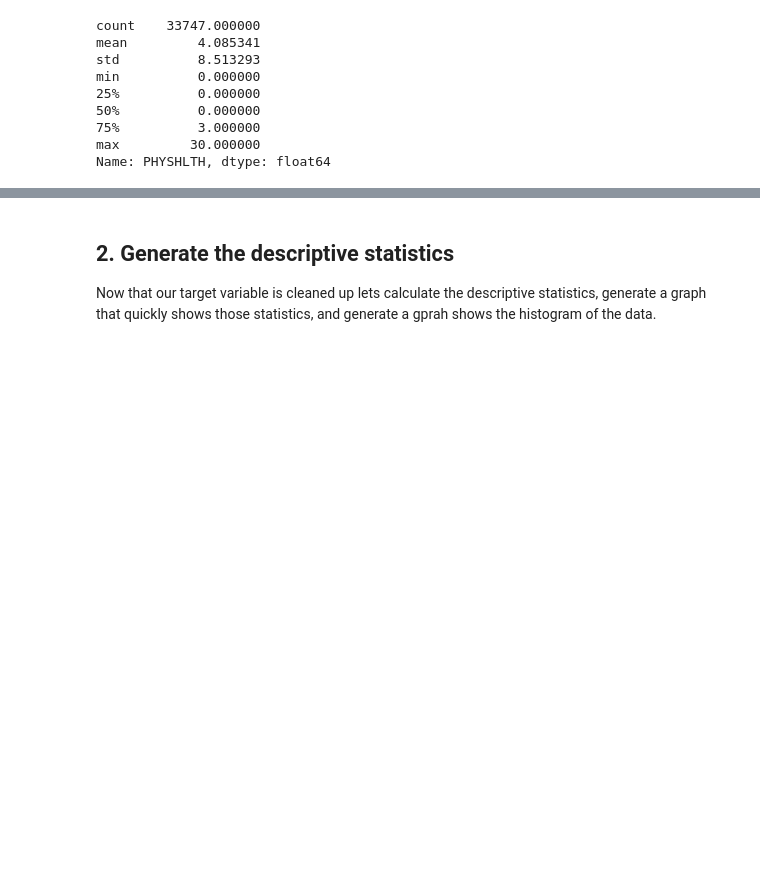
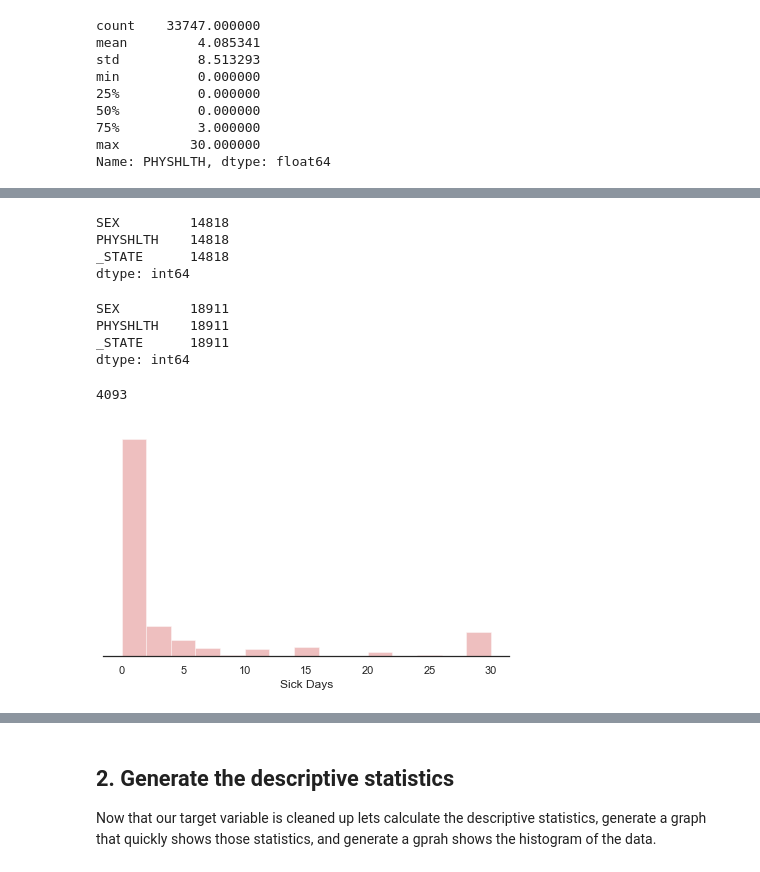
Before and after one commit to fragmento/nyc-ds-111819-lectures, a Jupyter notebook: Mod_1/case_study/Data_Exploration_Applied.ipynb, the cells around one changed output, grey strips where cells are left out. Saved outputs shown, nothing was run; the diff lists cells and outputs as text; code cells hidden in the pictures; blank space fills up the shorter version.

Commit message:
work on health lab

```diff
--- a/Mod_1/case_study/Data_Exploration_Applied.ipynb
+++ b/Mod_1/case_study/Data_Exploration_Applied.ipynb
@@ -58,0 +101,12 @@ health_new = {88:0,
+# %%
+df['PHYSHLTH'].replace(health_new, inplace = True)
+new_df['PHYSHLTH'].replace(health_new, inplace = True)
+
+
+df.dropna(subset=['PHYSHLTH'], inplace=True)
+new_df.dropna(subset=['PHYSHLTH'], inplace=True)
+
+new_df_sex = new_df[new_df['SEX']!=9]
+
+new_df_sex['SEX'].replace(sex_new, inplace=True)
+new_df_sex['_STATE'].replace(new_state, inplace=True)
@@ -72,0 +206,37 @@ Name: PHYSHLTH, dtype: float64
+# %%
+new_df_sex[new_df_sex['SEX'] =='Male' ].count()
+# %% [output]
+SEX         14818
+PHYSHLTH    14818
+_STATE      14818
+dtype: int64
+# %%
+new_df_sex[new_df_sex['SEX'] =='Female' ].count()
+# %% [output]
+SEX         18911
+PHYSHLTH    18911
+_STATE      18911
+dtype: int64
+# %%
+18911-14818
+# %% [output]
+4093
+# %%
+sns.set(style="white", palette="muted", color_codes=True)
+
+d = new_df['PHYSHLTH']
+
+
+# Set up the matplotlib figure
+f, ax = plt.subplots()
+ax = sns.despine(left=True)
+
+# Plot a simple histogram with binsize determined automatically
+ax = sns.distplot(d,kde=False, bins=15, color="r")
+#sns.distplot(d, bins=20, kde=False, rug=True);
+plt.xlabel('Sick Days')
+
+plt.setp(ax, yticks=[])
+plt.tight_layout()
+# %% [output]
+[figure, added]
```
Also changed, not shown: parts of 32 cells of this notebook, 3 other files.
